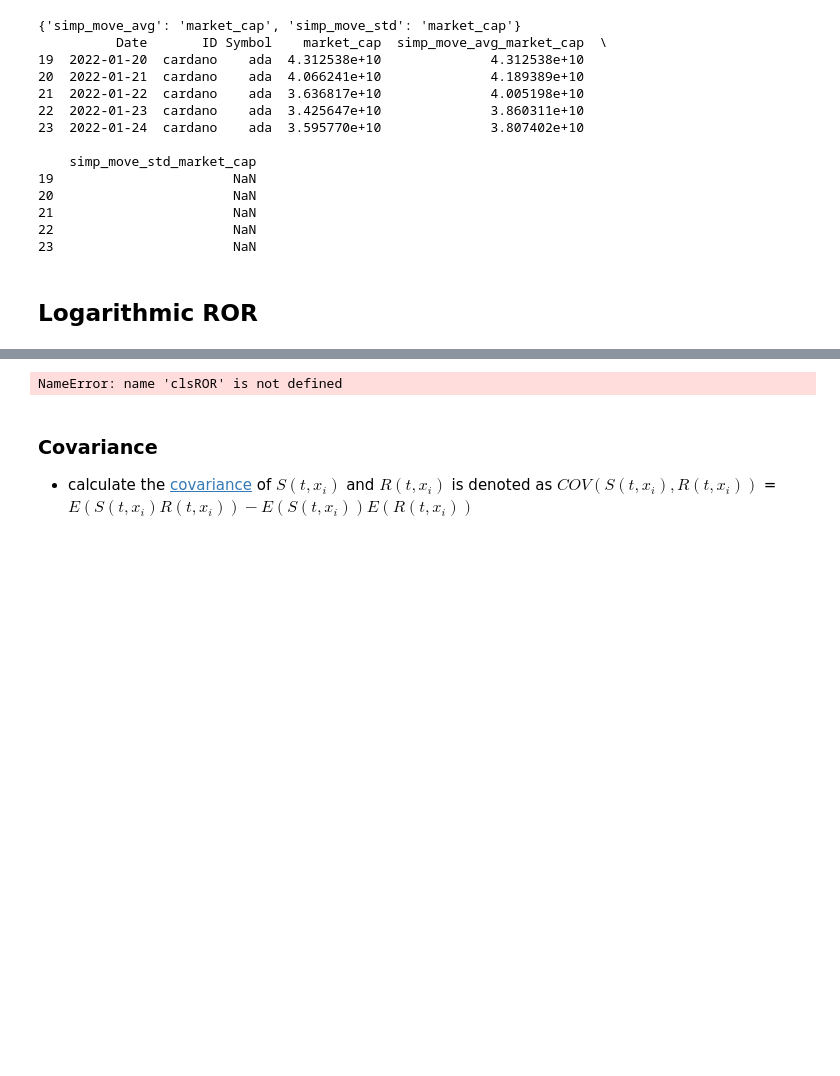
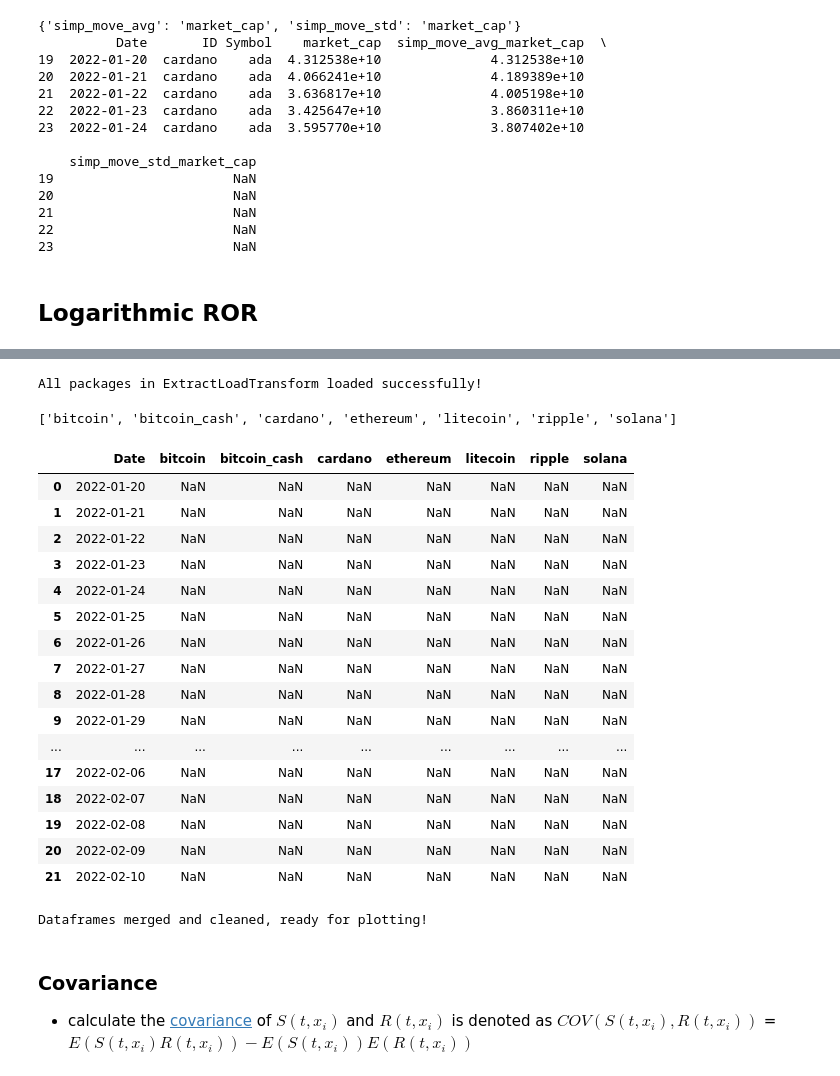
Before and after one commit to waidyanatha/TIP, a Jupyter notebook: notebooks/etpLogReturns.ipynb, the cells around one changed output, grey strips where cells are left out. Saved outputs shown, nothing was run; the diff lists cells and outputs as text; code cells hidden in the pictures; blank space fills up the shorter version.

```diff
--- a/notebooks/etpLogReturns.ipynb
+++ b/notebooks/etpLogReturns.ipynb
@@ -25,7 +25,7 @@ Instrumental to developing the ETP is the Modern Portfolio Theory (MPT) because
 import warnings; warnings.simplefilter('default')     #switch betweeb 'default' and 'ignore'
 
 ''' Set debug flag to view extended error messages; else set it to False to turn off debugging mode '''
-debug = False
+debug = True
 # %% [markdown]
 ### Load data
 
@@ -161,13 +157,49 @@ NameError: name 'rec_sma_marketcap_df' is not defined
+# %%
+import sys
+sys.path.insert(1, '../lib')
+import clsDataETL as etl
+import datetime
+
+if debug:
+    import importlib
+    etl = importlib.reload(etl)
+
+clsETL = etl.ExtractLoadTransform()
+# %% [output]
+All packages in ExtractLoadTransform loaded successfully!
+# %%
+trans_mean_log_ror = clsETL.transfrom_data(mean_log_ror,value_col_name="simp_move_avg_market_cap_ror")
+# trans_mean_log_ror
+# %% [output]
+['bitcoin', 'bitcoin_cash', 'cardano', 'ethereum', 'litecoin', 'ripple', 'solana']
+|  | Date | bitcoin | bitcoin_cash | cardano | ethereum | litecoin | ripple | solana |
+| 0 | 2022-01-20 | NaN | NaN | NaN | NaN | NaN | NaN | NaN |
+| 1 | 2022-01-21 | NaN | NaN | NaN | NaN | NaN | NaN | NaN |
+| 2 | 2022-01-22 | NaN | NaN | NaN | NaN | NaN | NaN | NaN |
+| 3 | 2022-01-23 | NaN | NaN | NaN | NaN | NaN | NaN | NaN |
+| 4 | 2022-01-24 | NaN | NaN | NaN | NaN | NaN | NaN | NaN |
+| 5 | 2022-01-25 | NaN | NaN | NaN | NaN | NaN | NaN | NaN |
+| 6 | 2022-01-26 | NaN | NaN | NaN | NaN | NaN | NaN | NaN |
+| 7 | 2022-01-27 | NaN | NaN | NaN | NaN | NaN | NaN | NaN |
+| 8 | 2022-01-28 | NaN | NaN | NaN | NaN | NaN | NaN | NaN |
+| 9 | 2022-01-29 | NaN | NaN | NaN | NaN | NaN | NaN | NaN |
+| ... | ... | ... | ... | ... | ... | ... | ... | ... |
+| 17 | 2022-02-06 | NaN | NaN | NaN | NaN | NaN | NaN | NaN |
+| 18 | 2022-02-07 | NaN | NaN | NaN | NaN | NaN | NaN | NaN |
+| 19 | 2022-02-08 | NaN | NaN | NaN | NaN | NaN | NaN | NaN |
+| 20 | 2022-02-09 | NaN | NaN | NaN | NaN | NaN | NaN | NaN |
+| 21 | 2022-02-10 | NaN | NaN | NaN | NaN | NaN | NaN | NaN |
 # %%
 import pandas as pd
 
 ''' get the moving averate logarithmic returns '''
-mean_log_ror = clsROR.get_logarithmic_returns(rec_sma_marketcap_df, value_col_name='sma')
-trans_mean_log_ror = clsETL.transfrom_data(mean_log_ror,value_col_name="ror")
+# mean_log_ror = clsROR.get_logarithmic_returns(rec_sma_marketcap_df, value_col_name='sma')
+
+# trans_mean_log_ror = clsETL.transfrom_data(mean_log_ror,value_col_name="ror")
 _subset = [col for col in trans_mean_log_ror if col != 'Date']
 _mean_log_ror_plot = trans_mean_log_ror.dropna(axis=0, how='all', subset=_subset, inplace=False)
 ''' get the moving standard deviation of the logarithmic returns '''
-stdv_log_ror = clsROR.get_logarithmic_returns(rec_smd_marketcap_df, value_col_name='smd')
+# stdv_log_ror = clsROR.get_logarithmic_returns(rec_smd_marketcap_df, value_col_name='smd')
 trans_stdv_log_ror = clsETL.transfrom_data(stdv_log_ror,value_col_name="ror")
 _subset = [col for col in trans_stdv_log_ror if col != 'Date']
 _stdv_log_ror_plot = trans_stdv_log_ror.dropna(axis=0, how='all', subset=_subset, inplace=False)
@@ -192,7 +224,7 @@ _mean_log_ror_plot.columns = _mean_log_ror_plot.columns.str.replace('_mean','')
 
 print("Dataframes merged and cleaned, ready for plotting!")
 # %% [output]
-NameError: name 'clsROR' is not defined
+Dataframes merged and cleaned, ready for plotting!
 # %% [markdown]
 ### Covariance
 * calculate the [covariance](https://mathworld.wolfram.com/Covariance.html) of ${S(t,x_i)}$ and ${R(t,x_i)}$ is denoted as ${COV\left(S(t,x_i),R(t,x_i)\right)}$ = ${E\left(S(t,x_i) R(t,x_i)\right) - E\left(S(t,x_i)\right) E\left(R(t,x_i)\right)}$
```
Also changed, not shown: parts of 4 cells of this notebook, 3 other files.
